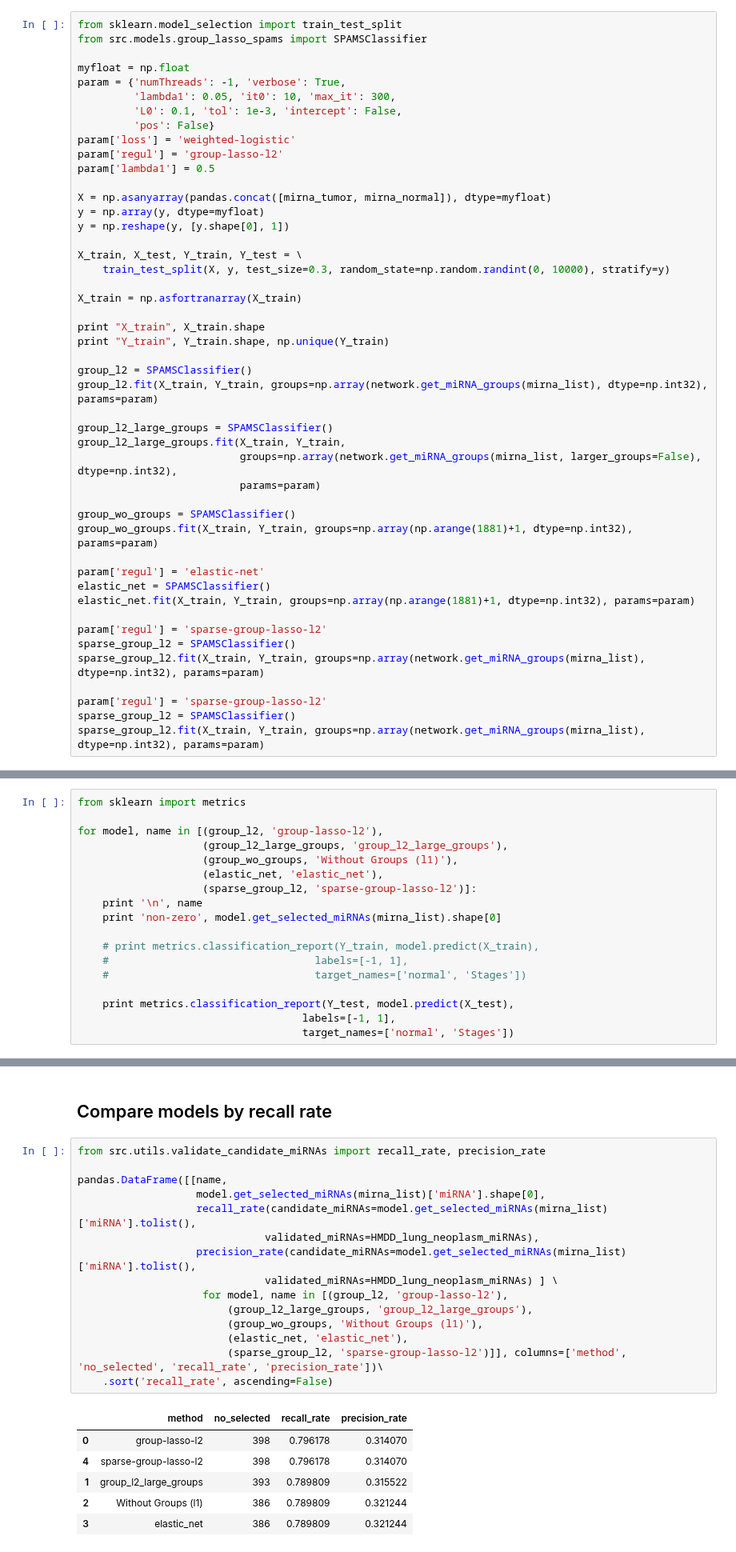
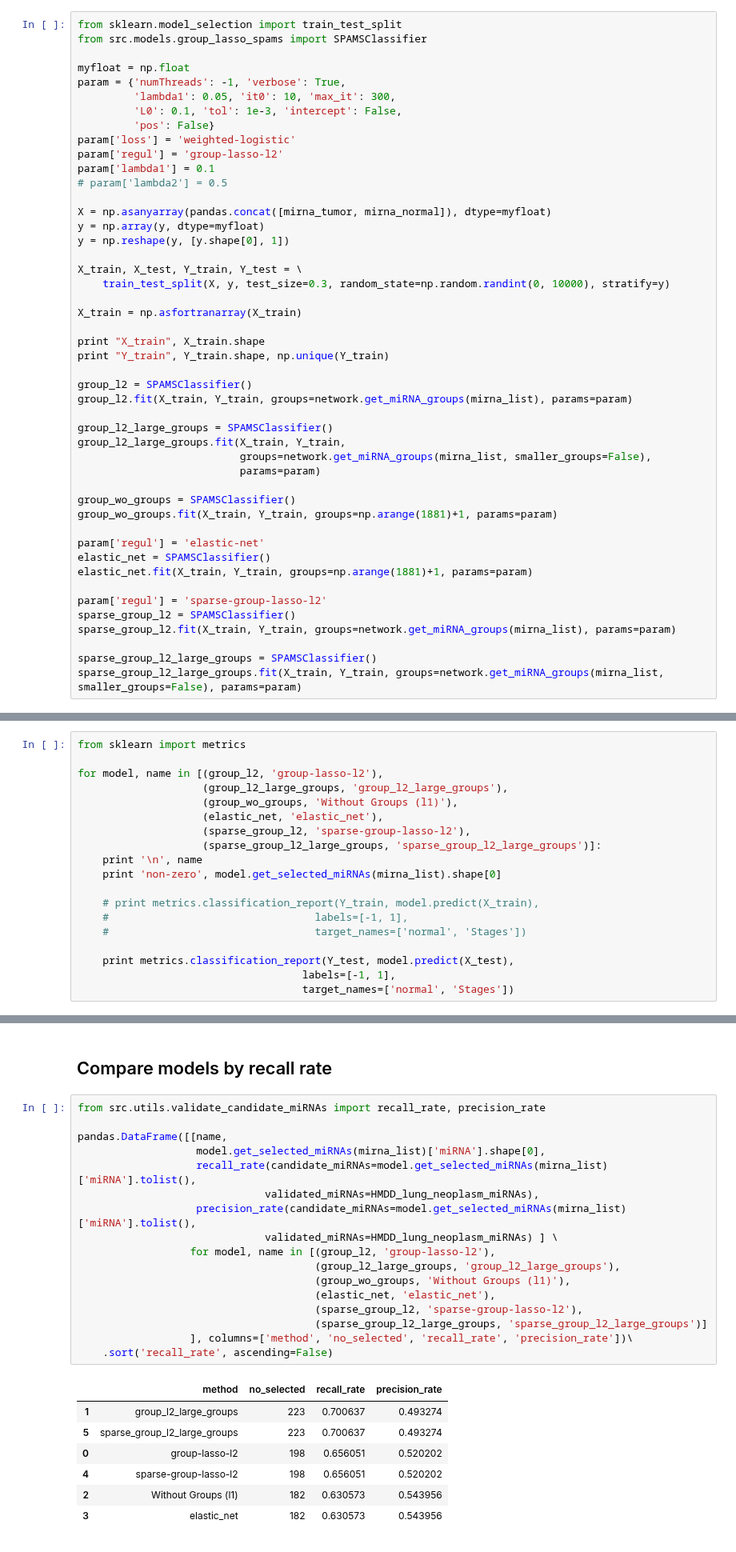
Before and after one commit to JonnyTran/microRNA-Lung-Cancer-Associations, a Jupyter notebook: notebooks/miRNA-gene_exp.ipynb, the cells around one changed output, grey strips where cells are left out. Shown at 80% size. Cells and saved outputs as stored; diff of their text form.

Commit message:
Added comparison of different group-lasso models

```diff
--- a/notebooks/miRNA-gene_exp.ipynb
+++ b/notebooks/miRNA-gene_exp.ipynb
@@ -295,7 +295,8 @@ param = {'numThreads': -1, 'verbose': True,
          'pos': False}
 param['loss'] = 'weighted-logistic'
 param['regul'] = 'group-lasso-l2'
-param['lambda1'] = 0.5
+param['lambda1'] = 0.1
+# param['lambda2'] = 0.5
 
 X = np.asanyarray(pandas.concat([mirna_tumor, mirna_normal]), dtype=myfloat)
 y = np.array(y, dtype=myfloat)
@@ -310,27 +311,26 @@ print "X_train", X_train.shape
 print "Y_train", Y_train.shape, np.unique(Y_train)
 
 group_l2 = SPAMSClassifier()
-group_l2.fit(X_train, Y_train, groups=np.array(network.get_miRNA_groups(mirna_list), dtype=np.int32), params=param)
+group_l2.fit(X_train, Y_train, groups=network.get_miRNA_groups(mirna_list), params=param)
 
 group_l2_large_groups = SPAMSClassifier()
 group_l2_large_groups.fit(X_train, Y_train,
-                          groups=np.array(network.get_miRNA_groups(mirna_list, larger_groups=False), dtype=np.int32),
+                          groups=network.get_miRNA_groups(mirna_list, smaller_groups=False),
                           params=param)
 
 group_wo_groups = SPAMSClassifier()
-group_wo_groups.fit(X_train, Y_train, groups=np.array(np.arange(1881)+1, dtype=np.int32), params=param)
+group_wo_groups.fit(X_train, Y_train, groups=np.arange(1881)+1, params=param)
 
 param['regul'] = 'elastic-net'
 elastic_net = SPAMSClassifier()
-elastic_net.fit(X_train, Y_train, groups=np.array(np.arange(1881)+1, dtype=np.int32), params=param)
+elastic_net.fit(X_train, Y_train, groups=np.arange(1881)+1, params=param)
 
 param['regul'] = 'sparse-group-lasso-l2'
 sparse_group_l2 = SPAMSClassifier()
-sparse_group_l2.fit(X_train, Y_train, groups=np.array(network.get_miRNA_groups(mirna_list), dtype=np.int32), params=param)
+sparse_group_l2.fit(X_train, Y_train, groups=network.get_miRNA_groups(mirna_list), params=param)
 
-param['regul'] = 'sparse-group-lasso-l2'
-sparse_group_l2 = SPAMSClassifier()
-sparse_group_l2.fit(X_train, Y_train, groups=np.array(network.get_miRNA_groups(mirna_list), dtype=np.int32), params=param)
+sparse_group_l2_large_groups = SPAMSClassifier()
+sparse_group_l2_large_groups.fit(X_train, Y_train, groups=network.get_miRNA_groups(mirna_list, smaller_groups=False), params=param)
 # %% [output]
 X_train (366, 1881)
 Y_train (366, 1) [-1.  1.]
@@ -362,7 +343,8 @@ for model, name in [(group_l2, 'group-lasso-l2'),
                     (group_l2_large_groups, 'group_l2_large_groups'),
                     (group_wo_groups, 'Without Groups (l1)'),
                     (elastic_net, 'elastic_net'),
-                    (sparse_group_l2, 'sparse-group-lasso-l2')]:
+                    (sparse_group_l2, 'sparse-group-lasso-l2'),
+                    (sparse_group_l2_large_groups, 'sparse_group_l2_large_groups')]:
     print '\n', name
     print 'non-zero', model.get_selected_miRNAs(mirna_list).shape[0]
 
@@ -424,22 +387,25 @@ miRCancer_luad_miRNAs = set(validated_miRNA_csv['miRNA'].tolist())
 # %%
 from src.utils.validate_candidate_miRNAs import recall_rate, precision_rate
 
 pandas.DataFrame([[name,
                    model.get_selected_miRNAs(mirna_list)['miRNA'].shape[0],
                    recall_rate(candidate_miRNAs=model.get_selected_miRNAs(mirna_list)['miRNA'].tolist(),
                               validated_miRNAs=HMDD_lung_neoplasm_miRNAs),
                    precision_rate(candidate_miRNAs=model.get_selected_miRNAs(mirna_list)['miRNA'].tolist(),
                               validated_miRNAs=HMDD_lung_neoplasm_miRNAs) ] \
-                    for model, name in [(group_l2, 'group-lasso-l2'),
-                        (group_l2_large_groups, 'group_l2_large_groups'),
-                        (group_wo_groups, 'Without Groups (l1)'),
-                        (elastic_net, 'elastic_net'),
-                        (sparse_group_l2, 'sparse-group-lasso-l2')]], columns=['method', 'no_selected', 'recall_rate', 'precision_rate'])\
+                  for model, name in [(group_l2, 'group-lasso-l2'),
+                                      (group_l2_large_groups, 'group_l2_large_groups'),
+                                      (group_wo_groups, 'Without Groups (l1)'),
+                                      (elastic_net, 'elastic_net'),
+                                      (sparse_group_l2, 'sparse-group-lasso-l2'),
+                                      (sparse_group_l2_large_groups, 'sparse_group_l2_large_groups')]
+                  ], columns=['method', 'no_selected', 'recall_rate', 'precision_rate'])\
     .sort('recall_rate', ascending=False)
 # %% [output]
 |  | method | no_selected | recall_rate | precision_rate |
-| 0 | group-lasso-l2 | 398 | 0.796178 | 0.314070 |
-| 4 | sparse-group-lasso-l2 | 398 | 0.796178 | 0.314070 |
-| 1 | group_l2_large_groups | 393 | 0.789809 | 0.315522 |
-| 2 | Without Groups (l1) | 386 | 0.789809 | 0.321244 |
-| 3 | elastic_net | 386 | 0.789809 | 0.321244 |
+| 1 | group_l2_large_groups | 223 | 0.700637 | 0.493274 |
+| 5 | sparse_group_l2_large_groups | 223 | 0.700637 | 0.493274 |
+| 0 | group-lasso-l2 | 198 | 0.656051 | 0.520202 |
+| 4 | sparse-group-lasso-l2 | 198 | 0.656051 | 0.520202 |
+| 2 | Without Groups (l1) | 182 | 0.630573 | 0.543956 |
+| 3 | elastic_net | 182 | 0.630573 | 0.543956 |
```
Also changed, not shown: parts of 5 cells of this notebook, 2 other files.
